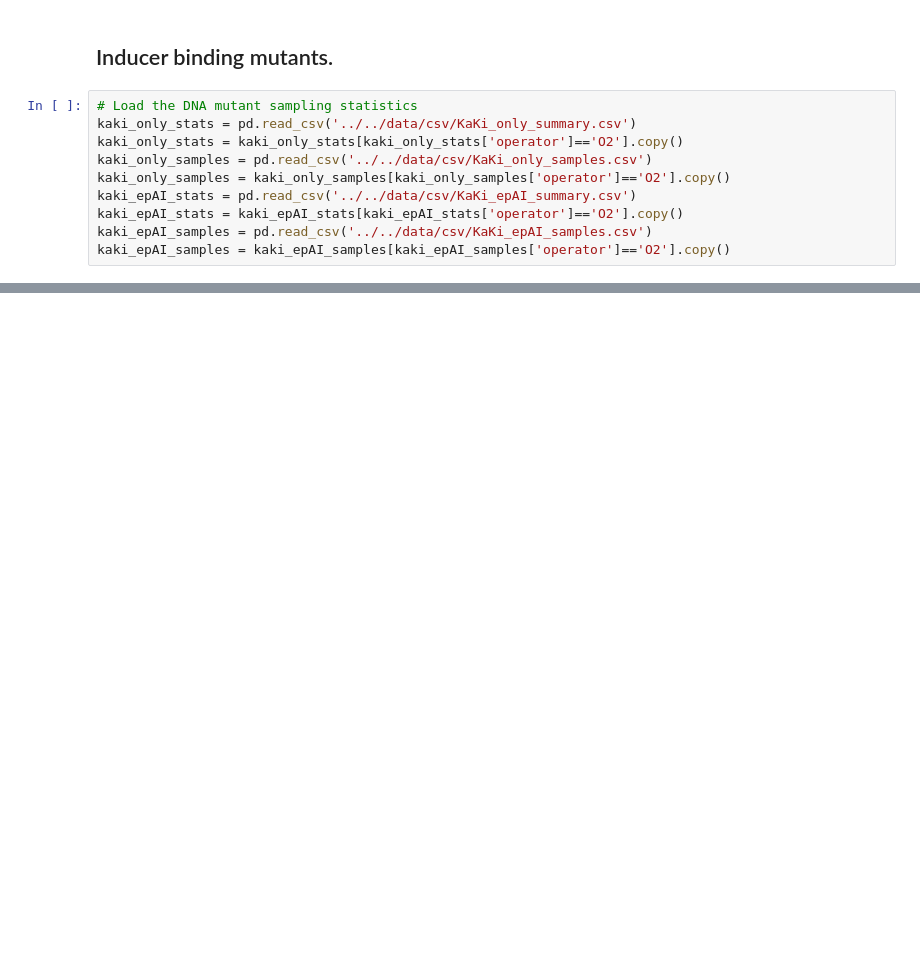
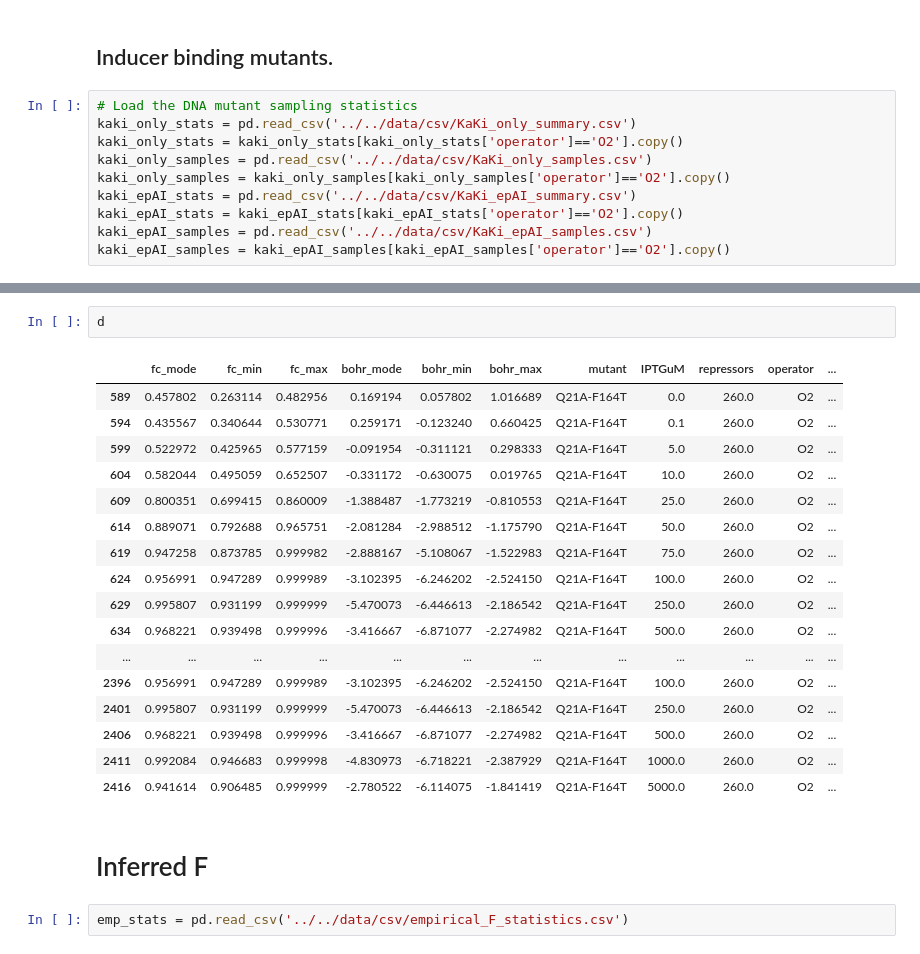
Before and after one commit to RPGroup-PBoC/mwc_mutants, a Jupyter notebook: code/sandbox/empirical_F_data.ipynb, the cells around one changed output, grey strips where cells are left out. Drawn from its saved outputs; the diff is of its cells as text; blank space fills up the shorter version.

```diff
--- a/code/sandbox/empirical_F_data.ipynb
+++ b/code/sandbox/empirical_F_data.ipynb
@@ -274,0 +337,24 @@ plt.savefig('../../figures/IND_delta_F.pdf', bbox_inches='tight')
+# %%
+d
+# %% [output]
+|  | fc_mode | fc_min | fc_max | bohr_mode | bohr_min | bohr_max | mutant | IPTGuM | repressors | operator | ... |
+| 589 | 0.457802 | 0.263114 | 0.482956 | 0.169194 | 0.057802 | 1.016689 | Q21A-F164T | 0.0 | 260.0 | O2 | ... |
+| 594 | 0.435567 | 0.340644 | 0.530771 | 0.259171 | -0.123240 | 0.660425 | Q21A-F164T | 0.1 | 260.0 | O2 | ... |
+| 599 | 0.522972 | 0.425965 | 0.577159 | -0.091954 | -0.311121 | 0.298333 | Q21A-F164T | 5.0 | 260.0 | O2 | ... |
+| 604 | 0.582044 | 0.495059 | 0.652507 | -0.331172 | -0.630075 | 0.019765 | Q21A-F164T | 10.0 | 260.0 | O2 | ... |
+| 609 | 0.800351 | 0.699415 | 0.860009 | -1.388487 | -1.773219 | -0.810553 | Q21A-F164T | 25.0 | 260.0 | O2 | ... |
+| 614 | 0.889071 | 0.792688 | 0.965751 | -2.081284 | -2.988512 | -1.175790 | Q21A-F164T | 50.0 | 260.0 | O2 | ... |
+| 619 | 0.947258 | 0.873785 | 0.999982 | -2.888167 | -5.108067 | -1.522983 | Q21A-F164T | 75.0 | 260.0 | O2 | ... |
+| 624 | 0.956991 | 0.947289 | 0.999989 | -3.102395 | -6.246202 | -2.524150 | Q21A-F164T | 100.0 | 260.0 | O2 | ... |
+| 629 | 0.995807 | 0.931199 | 0.999999 | -5.470073 | -6.446613 | -2.186542 | Q21A-F164T | 250.0 | 260.0 | O2 | ... |
+| 634 | 0.968221 | 0.939498 | 0.999996 | -3.416667 | -6.871077 | -2.274982 | Q21A-F164T | 500.0 | 260.0 | O2 | ... |
+| ... | ... | ... | ... | ... | ... | ... | ... | ... | ... | ... | ... |
+| 2396 | 0.956991 | 0.947289 | 0.999989 | -3.102395 | -6.246202 | -2.524150 | Q21A-F164T | 100.0 | 260.0 | O2 | ... |
+| 2401 | 0.995807 | 0.931199 | 0.999999 | -5.470073 | -6.446613 | -2.186542 | Q21A-F164T | 250.0 | 260.0 | O2 | ... |
+| 2406 | 0.968221 | 0.939498 | 0.999996 | -3.416667 | -6.871077 | -2.274982 | Q21A-F164T | 500.0 | 260.0 | O2 | ... |
+| 2411 | 0.992084 | 0.946683 | 0.999998 | -4.830973 | -6.718221 | -2.387929 | Q21A-F164T | 1000.0 | 260.0 | O2 | ... |
+| 2416 | 0.941614 | 0.906485 | 0.999999 | -2.780522 | -6.114075 | -1.841419 | Q21A-F164T | 5000.0 | 260.0 | O2 | ... |
+# %% [markdown]
+# Inferred F
+# %%
+emp_stats = pd.read_csv('../../data/csv/empirical_F_statistics.csv')
```
Also changed, not shown: parts of 7 cells of this notebook, 6 other files.
